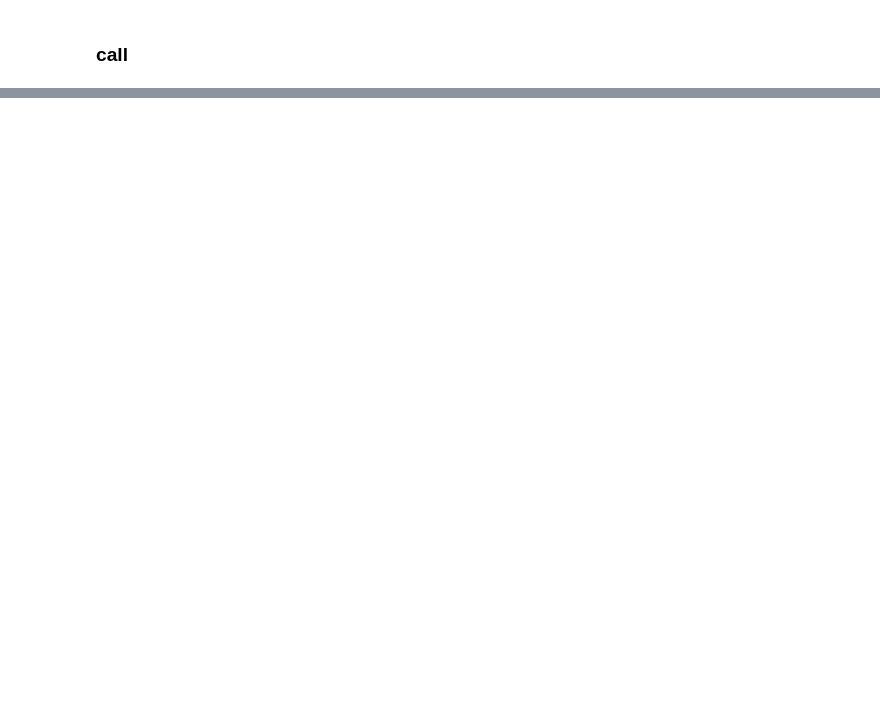
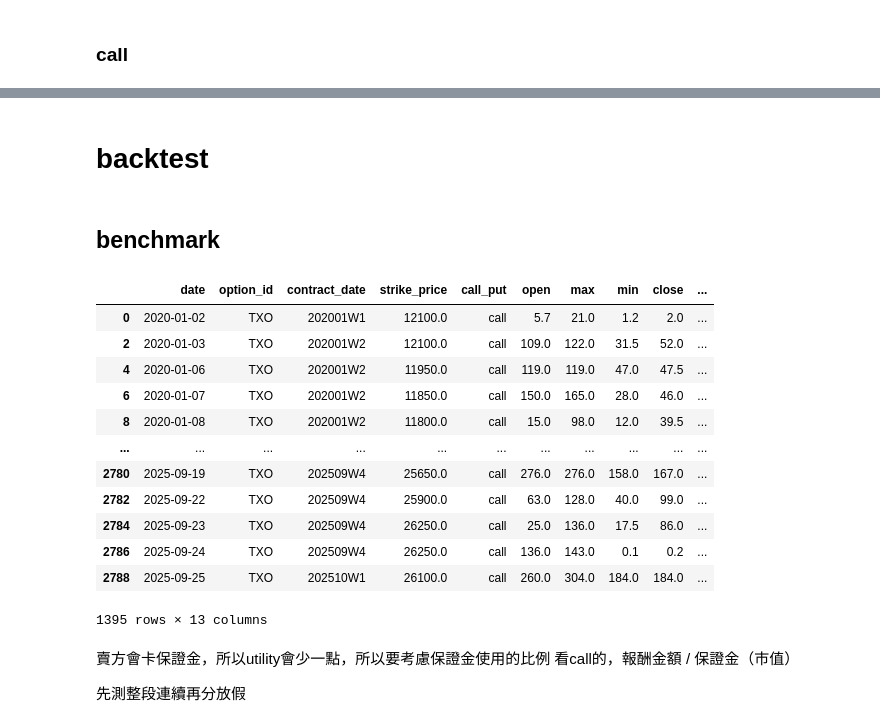
Before and after one commit to Xin95172/JimQuant, a Jupyter notebook: OP假日前傾向/main.ipynb, the cells around one changed output, grey strips where cells are left out. Drawn from its saved outputs; the diff is of its cells as text; code cells hidden in the pictures; blank space fills up the shorter version.

```diff
--- a/OP假日前傾向/main.ipynb
+++ b/OP假日前傾向/main.ipynb
@@ -614,0 +1019,28 @@ plot(night_call_df, ["norm_cum_demeaned_open_to_close_ret", "norm_cum_demeaned_t
+# %% [markdown]
+# backtest
+# %% [markdown]
+## benchmark
+# %%
+short_call_df = op_atm_df.loc[op_atm_df["call_put"] == "call"].copy()
+
+
+short_call_df
+# %% [output]
+|  | date | option_id | contract_date | strike_price | call_put | open | max | min | close | ... |
+| 0 | 2020-01-02 | TXO | 202001W1 | 12100.0 | call | 5.7 | 21.0 | 1.2 | 2.0 | ... |
+| 2 | 2020-01-03 | TXO | 202001W2 | 12100.0 | call | 109.0 | 122.0 | 31.5 | 52.0 | ... |
+| 4 | 2020-01-06 | TXO | 202001W2 | 11950.0 | call | 119.0 | 119.0 | 47.0 | 47.5 | ... |
+| 6 | 2020-01-07 | TXO | 202001W2 | 11850.0 | call | 150.0 | 165.0 | 28.0 | 46.0 | ... |
+| 8 | 2020-01-08 | TXO | 202001W2 | 11800.0 | call | 15.0 | 98.0 | 12.0 | 39.5 | ... |
+| ... | ... | ... | ... | ... | ... | ... | ... | ... | ... | ... |
+| 2780 | 2025-09-19 | TXO | 202509W4 | 25650.0 | call | 276.0 | 276.0 | 158.0 | 167.0 | ... |
+| 2782 | 2025-09-22 | TXO | 202509W4 | 25900.0 | call | 63.0 | 128.0 | 40.0 | 99.0 | ... |
+| 2784 | 2025-09-23 | TXO | 202509W4 | 26250.0 | call | 25.0 | 136.0 | 17.5 | 86.0 | ... |
+| 2786 | 2025-09-24 | TXO | 202509W4 | 26250.0 | call | 136.0 | 143.0 | 0.1 | 0.2 | ... |
+| 2788 | 2025-09-25 | TXO | 202510W1 | 26100.0 | call | 260.0 | 304.0 | 184.0 | 184.0 | ... |
+1395 rows × 13 columns
+# %% [markdown]
+賣方會卡保證金，所以utility會少一點，所以要考慮保證金使用的比例
+看call的，報酬金額 / 保證金（市值）
+
+先測整段連續再分放假
```
Also changed, not shown: parts of 42 cells of this notebook.
